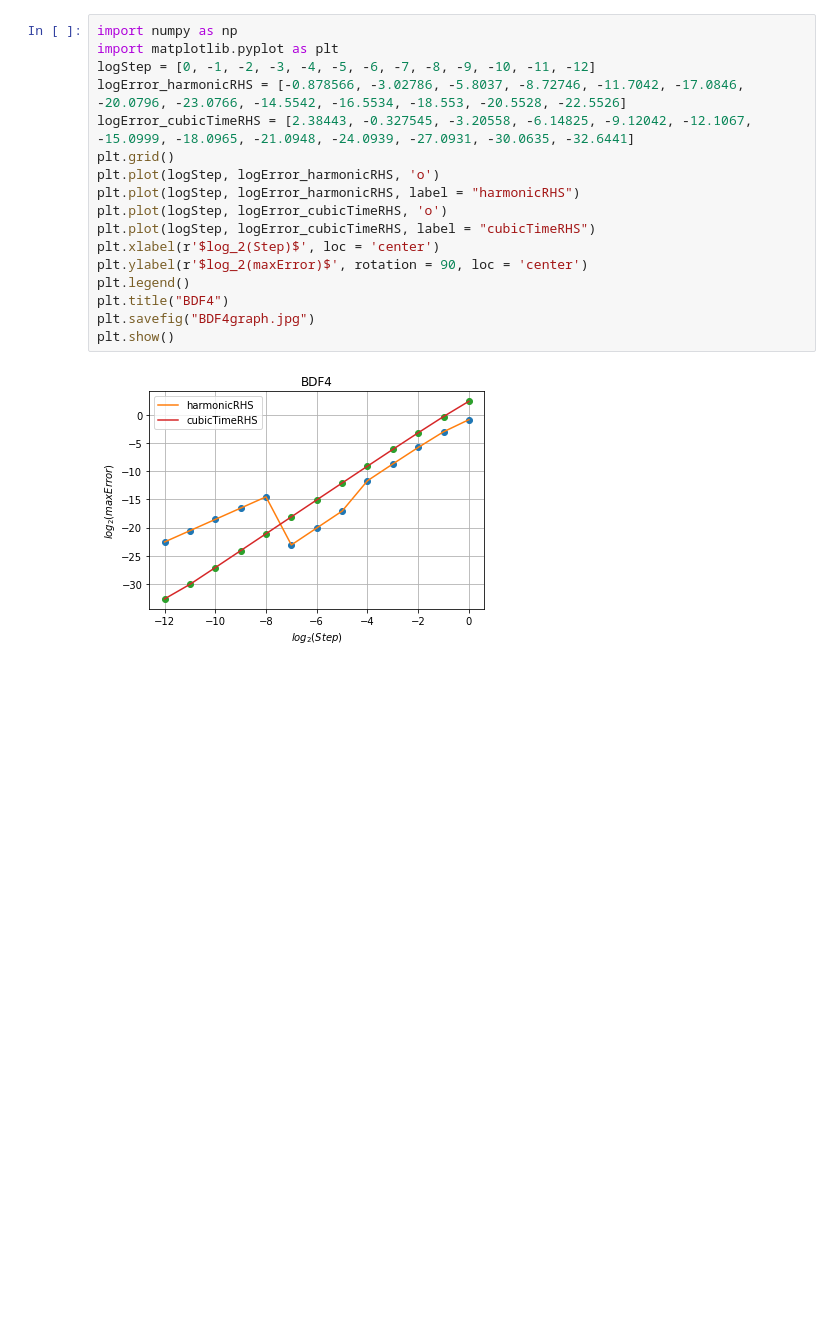
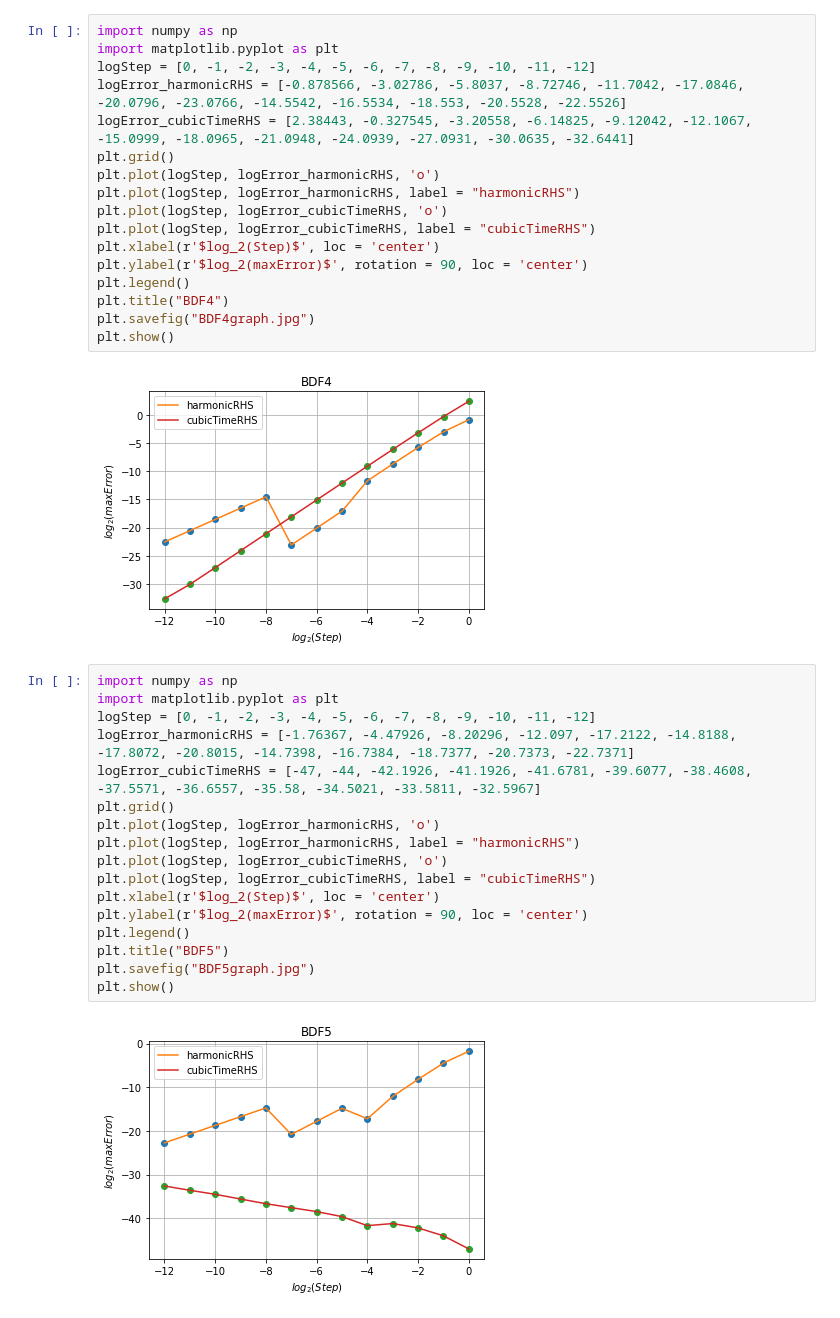
Before and after one commit to ElinaMukhamedova/Elina_5sem, a Jupyter notebook: Computational Mathematics/Multistep Methods/graphs.ipynb, the cells around one changed output. Saved outputs shown, nothing was run; the diff lists cells and outputs as text; blank space fills up the shorter version.

```diff
--- a/Computational Mathematics/Multistep Methods/graphs.ipynb
+++ b/Computational Mathematics/Multistep Methods/graphs.ipynb
@@ -17,3 +17,22 @@ plt.savefig("BDF4graph.jpg")
 plt.show()
 # %% [output]
 [figure]
+# %%
+import numpy as np
+import matplotlib.pyplot as plt
+logStep = [0, -1, -2, -3, -4, -5, -6, -7, -8, -9, -10, -11, -12]
+logError_harmonicRHS = [-1.76367, -4.47926, -8.20296, -12.097, -17.2122, -14.8188, -17.8072, -20.8015, -14.7398, -16.7384, -18.7377, -20.7373, -22.7371]
+logError_cubicTimeRHS = [-47, -44, -42.1926, -41.1926, -41.6781, -39.6077, -38.4608, -37.5571, -36.6557, -35.58, -34.5021, -33.5811, -32.5967]
+plt.grid()
+plt.plot(logStep, logError_harmonicRHS, 'o')
+plt.plot(logStep, logError_harmonicRHS, label = "harmonicRHS")
+plt.plot(logStep, logError_cubicTimeRHS, 'o')
+plt.plot(logStep, logError_cubicTimeRHS, label = "cubicTimeRHS")
+plt.xlabel(r'$log_2(Step)$', loc = 'center')
+plt.ylabel(r'$log_2(maxError)$', rotation = 90, loc = 'center')
+plt.legend()
+plt.title("BDF5")
+plt.savefig("BDF5graph.jpg")
+plt.show()
+# %% [output]
+[figure, added]
```
Also changed, not shown: 3 other files.
